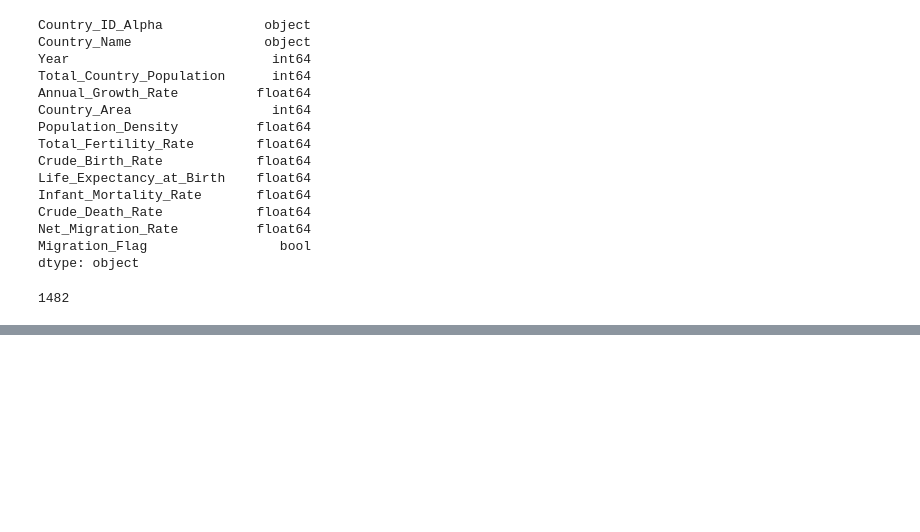
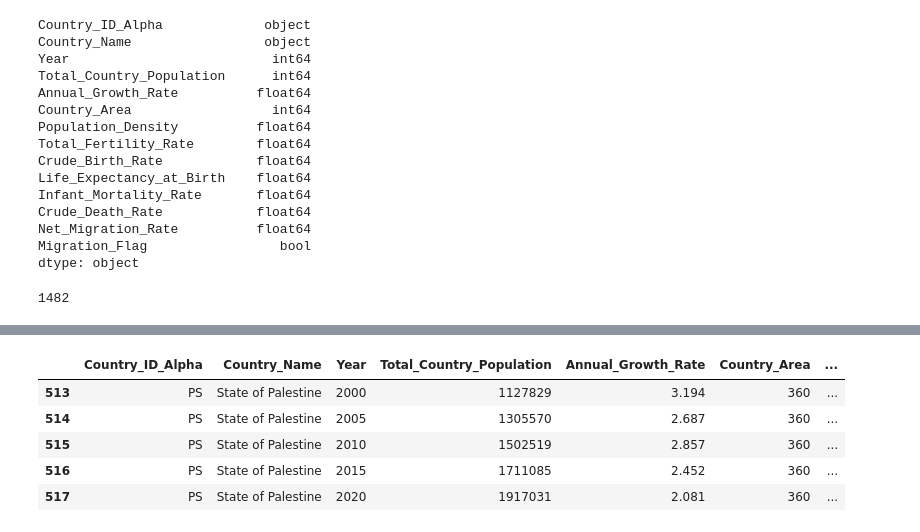
Before and after one commit to pavlarsen/Final_Project, a Jupyter notebook: data_preprocessing_part3.ipynb, the cells around one changed output, grey strips where cells are left out. Saved outputs shown, nothing was run; the diff lists cells and outputs as text; code cells hidden in the pictures; blank space fills up the shorter version.

```diff
--- a/data_preprocessing_part3.ipynb
+++ b/data_preprocessing_part3.ipynb
@@ -196,2 +219,14 @@ final_columns_df["Country_ID_Alpha"].count()
+# %%
+# Replace "Gaza Strip" for State of Palestine in the Country_Name column.
+clean_df["Country_Name"] = clean_df["Country_Name"].replace("Gaza Strip", "State of Palestine")
+
+clean_df.loc[clean_df["Country_Name"] == "State of Palestine"]
+# %% [output]
+|  | Country_ID_Alpha | Country_Name | Year | Total_Country_Population | Annual_Growth_Rate | Country_Area | ... |
+| 513 | PS | State of Palestine | 2000 | 1127829 | 3.194 | 360 | ... |
+| 514 | PS | State of Palestine | 2005 | 1305570 | 2.687 | 360 | ... |
+| 515 | PS | State of Palestine | 2010 | 1502519 | 2.857 | 360 | ... |
+| 516 | PS | State of Palestine | 2015 | 1711085 | 2.452 | 360 | ... |
+| 517 | PS | State of Palestine | 2020 | 1917031 | 2.081 | 360 | ... |
 # %%
 # Export the DataFrame
```
Also changed, not shown: parts of 3 cells of this notebook.
